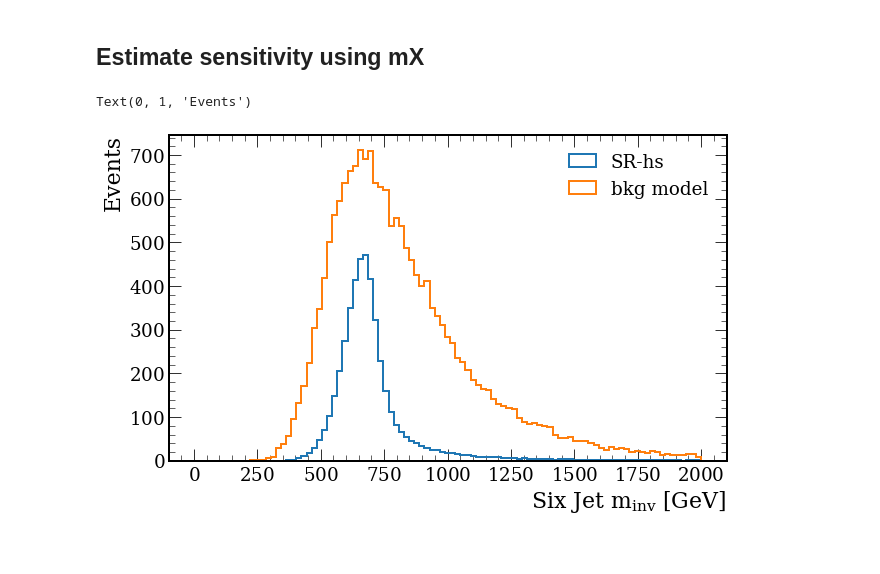
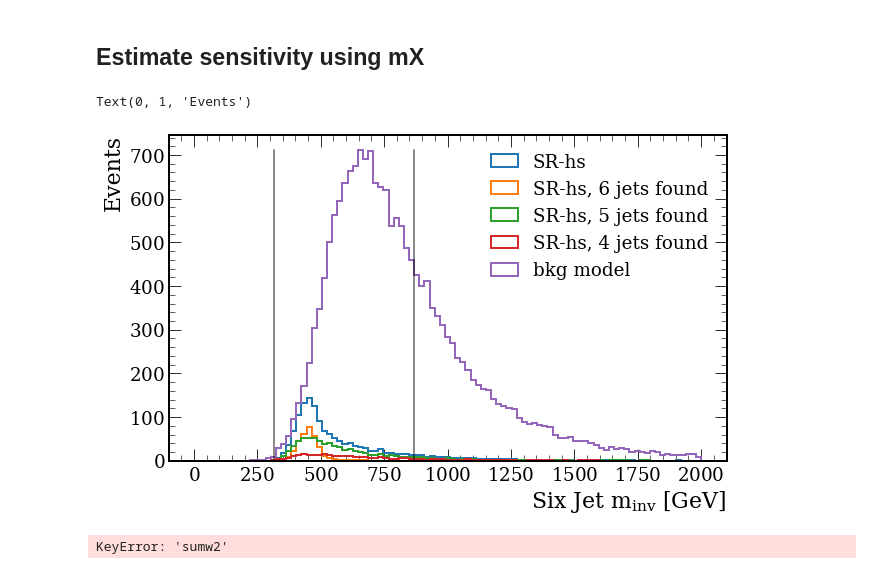
Before and after one commit to srosenzweig09/analysis, a Jupyter notebook: jupyter/6_background_estimation/background_estimation.ipynb, the cells around one changed output. Saved outputs shown, nothing was run; the diff lists cells and outputs as text; code cells hidden in the pictures.

```diff
--- a/jupyter/6_background_estimation/background_estimation.ipynb
+++ b/jupyter/6_background_estimation/background_estimation.ipynb
@@ -16,8 +49,8 @@ data_tree = Tree(JetHT_Data_UL)
 # %%
-# signal_tree = Tree(NMSSM_MX_450_MY_300)
+signal_tree = Tree(NMSSM_MX_450_MY_300)
 # signal_tree = Tree(NMSSM_MX_500_MY_300)
 # signal_tree = Tree(NMSSM_MX_600_MY_300)
 # signal_tree = Tree(NMSSM_MX_600_MY_400)
 # signal_tree = Tree(NMSSM_MX_700_MY_300)
-signal_tree = Tree(NMSSM_MX_700_MY_400)
+# signal_tree = Tree(NMSSM_MX_700_MY_400)
 # signal_tree = Tree(NMSSM_MX_700_MY_500)
@@ -181,7 +176,8 @@ auc = np.sum(sum6_rej*dx)
 sum6_rej = np.append(sum6_rej, 1)
 # %%
 opt_arg = (abs(sum6_eff-auc)+abs(sum6_rej-auc)).argmin()
-opt_cut = b[opt_arg]
+opt_cut = score_bins[opt_arg]
+opt_cut = 0.64
 
 print(f"Optimal score cut = {opt_cut}")
 # %% [output]
@@ -285,22 +281,35 @@ NameError: name 'x_bins' is not defined
 CRhs and CRls have similar shapes. Yay!
 # %% [markdown]
 ## Estimate sensitivity using mX
+# %%
+mX = int(signal_tree.sample.split(' ')[1])
+mY = int(signal_tree.sample.split(' ')[4])
 # %%
-xmin = 500
-xmax = 800
+fig, ax = plt.subplots()
 
-ax, n, e = Hist(sgnl_X.m[sgnl_SRhs_mask], bins=np.linspace(0,max_mass,100), label='SR-hs', scale=signal_tree.scale)
+xmin = mX - 0.3*mX
+xmax = 800 + 0.15*mX
+nbins = 100
+
+n, e = Hist(sgnl_X.m[sgnl_SRhs_mask], bins=np.linspace(0,max_mass,nbins), label='SR-hs', scale=signal_tree.scale, ax=ax)
 S = n[(e[:-1]>xmin) & (e[:-1]<xmax)].sum()
 
-n, e = np.histogram(X.m[data_SRls_mask].to_numpy(), bins=np.linspace(0,max_mass,100))
+n, e = Hist(sgnl_X.m[sgnl_SRhs_mask & (ak.sum(signal_tree.t6_jet_signalId > -1, axis=1) == 6)], bins=np.linspace(0,max_mass,nbins), label='SR-hs, 6 jets found', scale=signal_tree.scale, ax=ax)
+n, e = Hist(sgnl_X.m[sgnl_SRhs_mask & (ak.sum(signal_tree.t6_jet_signalId > -1, axis=1) == 5)], bins=np.linspace(0,max_mass,nbins), label='SR-hs, 5 jets found', scale=signal_tree.scale, ax=ax)
+n, e = Hist(sgnl_X.m[sgnl_SRhs_mask & (ak.sum(signal_tree.t6_jet_signalId > -1, axis=1) == 4)], bins=np.linspace(0,max_mass,nbins), label='SR-hs, 4 jets found', scale=signal_tree.scale, ax=ax)
+
+n, e = np.histogram(X.m[data_SRls_mask].to_numpy(), bins=np.linspace(0,max_mass,nbins))
 x = x_bins(e)
-n, e = Hist(x, weights=n*TF, bins=np.linspace(0,max_mass,100), ax=ax, label='bkg model')
+n, e = Hist(x, weights=n*TF, bins=np.linspace(0,max_mass,nbins), ax=ax, label='bkg model')
 B = n[(e[:-1]>xmin) & (e[:-1]<xmax)].sum()
+
+ax.plot([xmin, xmin], [0, n.max()], color='k', alpha=0.6)
+ax.plot([xmax, xmax], [0, n.max()], color='k', alpha=0.6)
 
 ax.set_xlabel(r'Six Jet $m_\mathrm{inv}$ [GeV]')
 ax.set_ylabel('Events')
 
-fig.savefig(f'plots/{signal_tree.mXmY}_v_data_minv6.pdf')
+# fig.savefig(f'plots/{signal_tree.mXmY}_v_data_minv6.pdf')
 # %% [output]
 Text(0, 1, 'Events')
-[figure, old version]
+[figure, new version]
@@ -306,0 +322,4 @@ Text(0, 1, 'Events')
+# %%
+root_hist = aghast.to_root(aghast_hist, "signal_mX")
+# %% [output]
+KeyError: 'sumw2'
```
Also changed, not shown: parts of 21 cells of this notebook.
